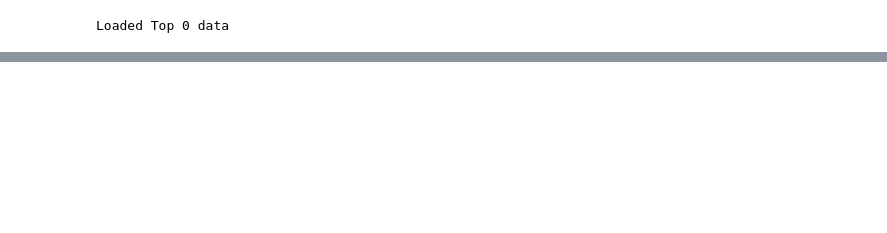
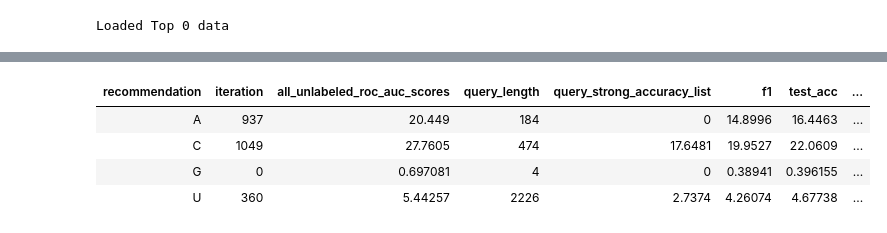
Before and after one commit to jgonsior/DS20-WeakAL, a Jupyter notebook: display_random_search_results_dwtc.ipynb, the cells around one changed output, grey strips where cells are left out. Saved outputs shown, nothing was run; the diff lists cells and outputs as text; code cells hidden in the pictures; blank space fills up the shorter version.

```diff
--- a/display_random_search_results_dwtc.ipynb
+++ b/display_random_search_results_dwtc.ipynb
@@ -462,0 +627,3 @@ pd.DataFrame(data)
+# %%
+better_results_top(0, 200, True, True)
+# %% [output]
@@ -462,0 +632,5 @@ pd.DataFrame(data)
+| recommendation | iteration | all_unlabeled_roc_auc_scores | query_length | query_strong_accuracy_list | f1 | test_acc | ... |
+| A | 937 | 20.449 | 184 | 0 | 14.8996 | 16.4463 | ... |
+| C | 1049 | 27.7605 | 474 | 17.6481 | 19.9527 | 22.0609 | ... |
+| G | 0 | 0.697081 | 4 | 0 | 0.38941 | 0.396155 | ... |
+| U | 360 | 5.44257 | 2226 | 2.7374 | 4.26074 | 4.67738 | ... |
```
Also changed, not shown: parts of 7 cells of this notebook, 5 other files.
